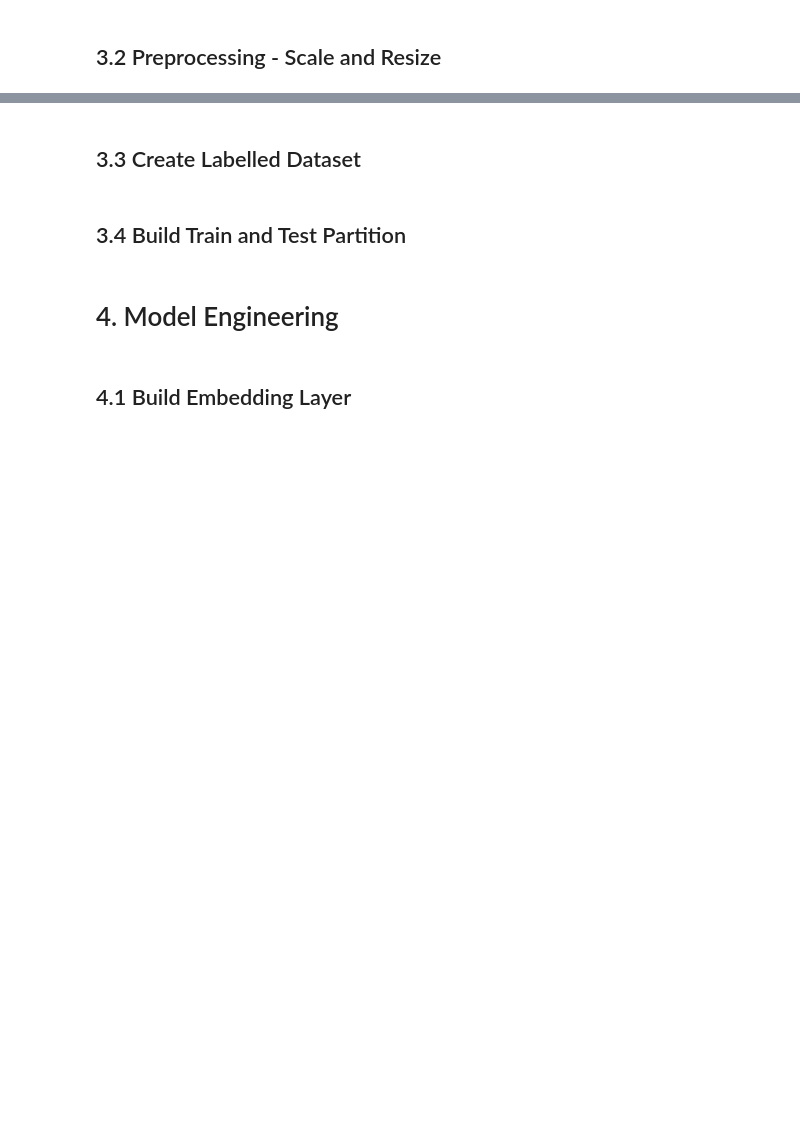
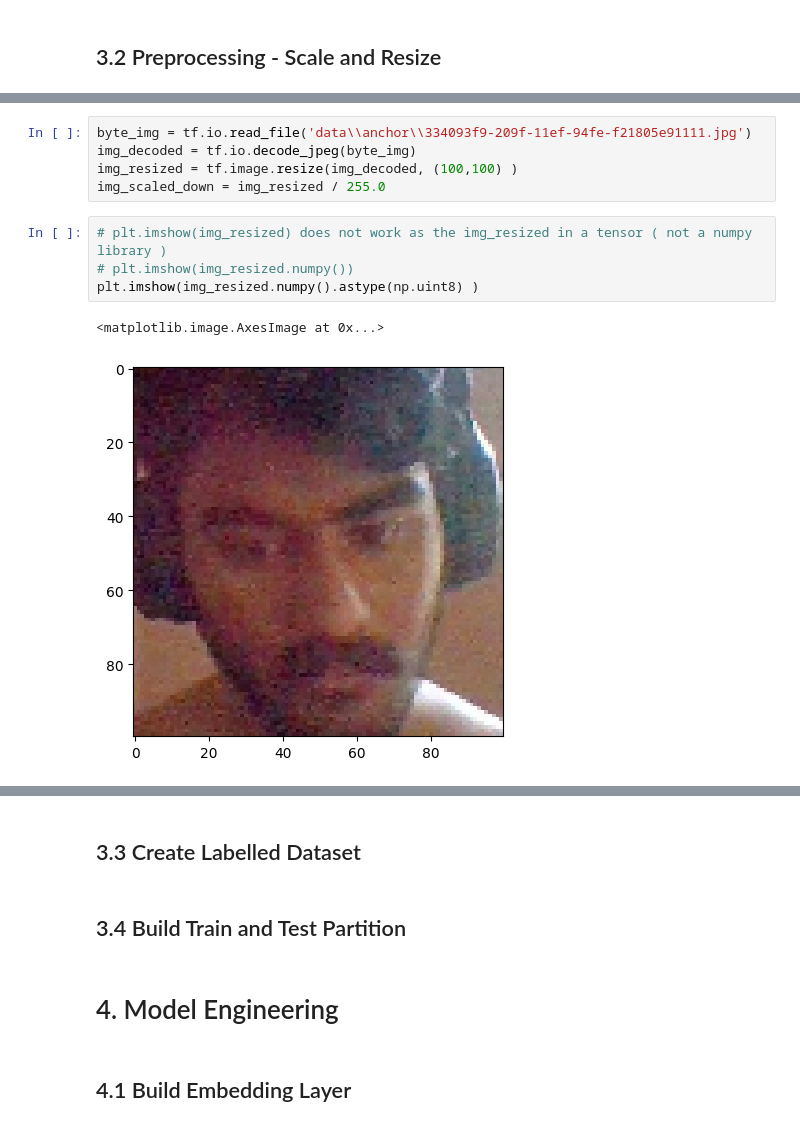
Before and after one commit to Niranjan-GopaL/Exploring__Open_CV__, a Jupyter notebook: FaceRecognition/Facial Verification with a Siamese Network - Part 2.ipynb, the cells around one changed output, grey strips where cells are left out. Cells and saved outputs as stored; diff of their text form; blank space fills up the shorter version.

```diff
--- a/FaceRecognition/Facial Verification with a Siamese Network - Part 2.ipynb
+++ b/FaceRecognition/Facial Verification with a Siamese Network - Part 2.ipynb
@@ -114,0 +120,12 @@ plt.imshow(frame[120:120+250,200:200+250, :])
+# %%
+byte_img = tf.io.read_file('data\\anchor\\334093f9-209f-11ef-94fe-f21805e91111.jpg')
+img_decoded = tf.io.decode_jpeg(byte_img)
+img_resized = tf.image.resize(img_decoded, (100,100) )
+img_scaled_down = img_resized / 255.0
+# %%
+# plt.imshow(img_resized) does not work as the img_resized in a tensor ( not a numpy library )
+# plt.imshow(img_resized.numpy())
+plt.imshow(img_resized.numpy().astype(np.uint8) )
+# %% [output]
+<matplotlib.image.AxesImage at 0x...>
+[figure, added]
```
Also changed, not shown: parts of 37 cells of this notebook.
